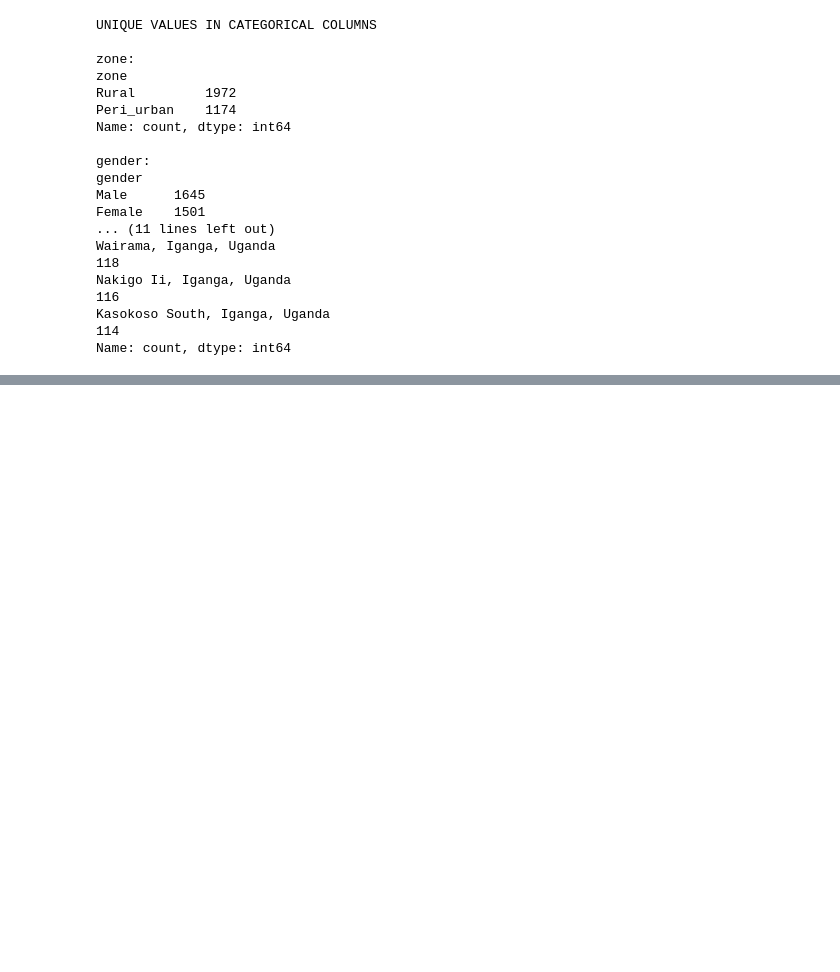
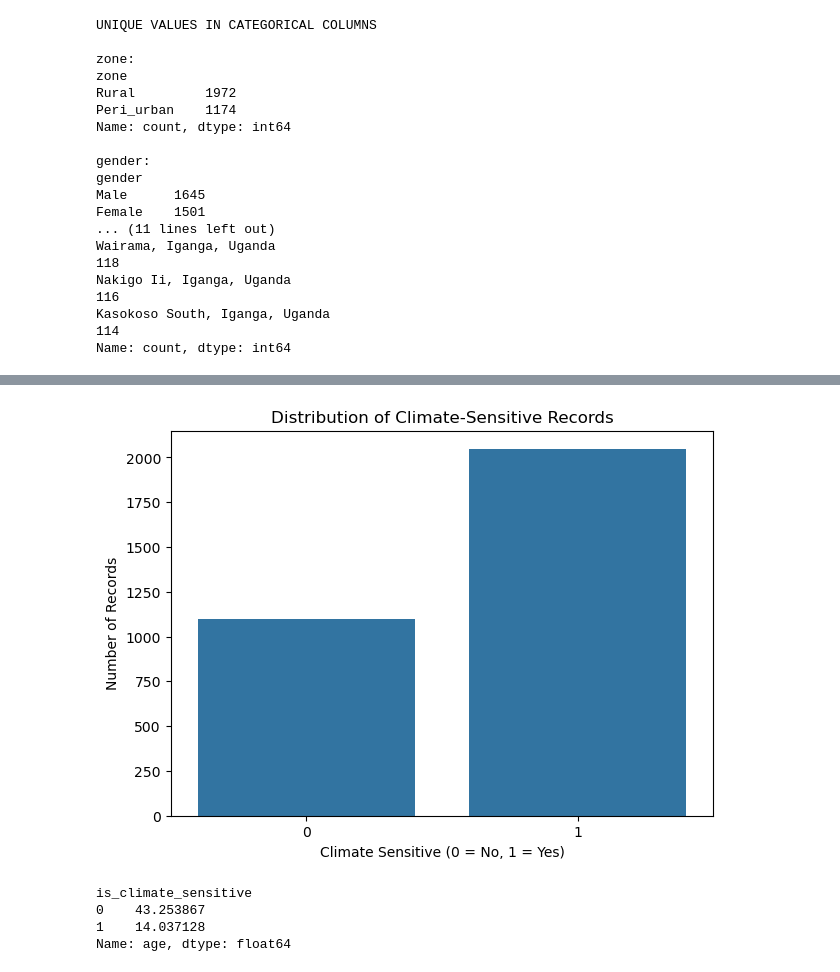
Before and after one commit to samad-source/climate_health_prediction, a Jupyter notebook: notebook/climate_features.ipynb, the cells around one changed output, grey strips where cells are left out. Drawn from its saved outputs; the diff is of its cells as text; code cells hidden in the pictures; blank space fills up the shorter version.

```diff
--- a/notebook/climate_features.ipynb
+++ b/notebook/climate_features.ipynb
@@ -372,3 +372,35 @@ Latest date: 2022-12-13 00:00:00
 | temp_range_mean_30d | 3146.0 | 7.772083 | 1.068777 | 3.144791 | 7.157530 | 7.729763 | 8.232753 | 13.269876 |
 | tmax_30d | 3146.0 | 28.303387 | 1.566952 | 24.084497 | 27.332239 | 27.910226 | 28.941549 | 34.908304 |
 | tmin_30d | 3146.0 | 17.085499 | 1.115056 | 12.068155 | 16.559244 | 17.190012 | 17.745573 | 21.110101 |
+# %%
+import matplotlib.pyplot as plt
+import seaborn as sns
+
+# Count the records in each target class
+plt.figure(figsize=(7, 5))
+
+sns.countplot(
+    data=train_merged,
+    x="is_climate_sensitive"
+)
+
+plt.title("Distribution of Climate-Sensitive Records")
+plt.xlabel("Climate Sensitive (0 = No, 1 = Yes)")
+plt.ylabel("Number of Records")
+
+plt.show()
+# %% [output]
+[figure, added]
+# %%
+# Compare average age for each target class
+
+age_comparison = train_merged.groupby(
+    "is_climate_sensitive"
+)["age"].mean()
+
+print(age_comparison)
+# %% [output]
+is_climate_sensitive
+0    43.253867
+1    14.037128
+Name: age, dtype: float64
```
Also changed, not shown: parts of 4 cells of this notebook.
